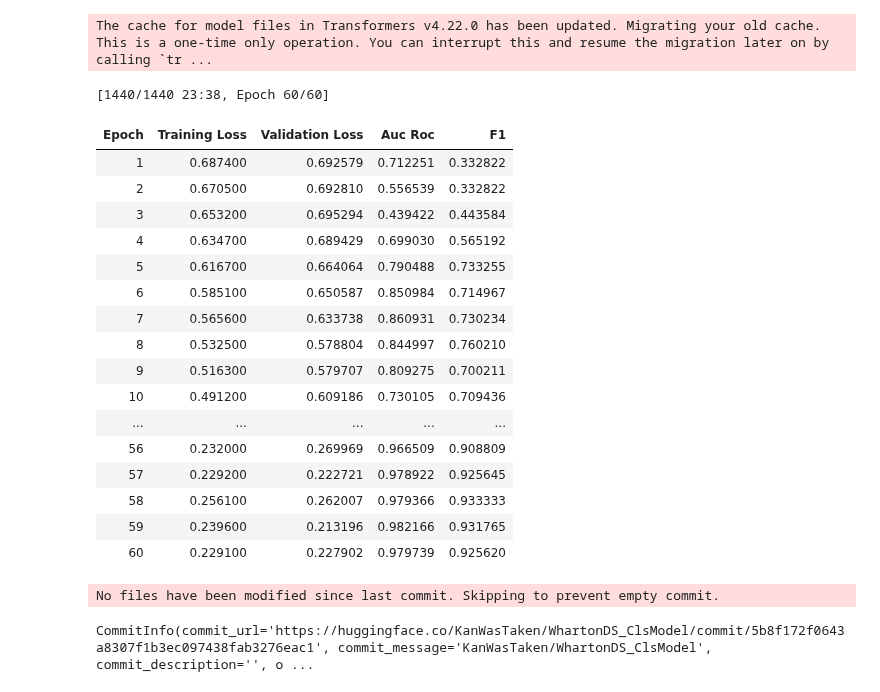
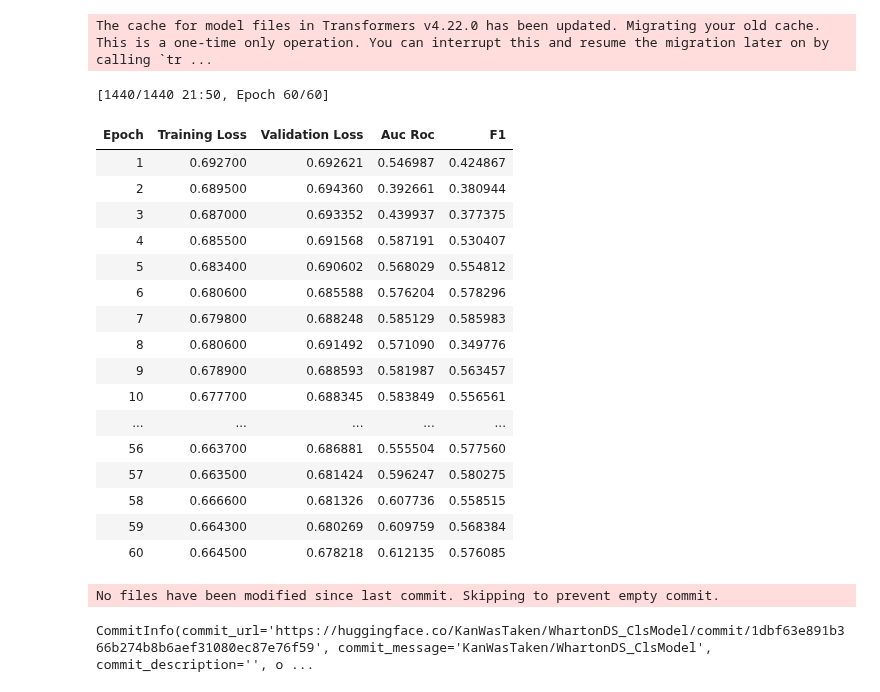
Before and after one commit to KangaOnGit/Wharton-Data-Science-Competition, a Jupyter notebook: Test1.ipynb, the cells around one changed output. Saved outputs shown, nothing was run; the diff lists cells and outputs as text; code cells hidden in the pictures.

Commit message:
Kaggle Notebook | Classification Model (Wharton) | Version 21

```diff
--- a/Test1.ipynb
+++ b/Test1.ipynb
@@ -143,7 +143,7 @@ def preprocess_data_diff(data):
     """
 
     epsilon = 1e-8
-    T = 5 # Temperature
+    T = 10 # Temperature
 
     processed_data = []
 
@@ -613,7 +613,7 @@ def compute_metrics(eval_pred):
     auc_roc = roc_auc_score(labels, probs) if len(set(labels)) > 1 else 0.0  # Prevent single-class error
     f1 = f1_score(labels, preds, average="macro")
 
-    return {"auc_roc": auc_roc, "f1": f1}
+    return {"auc_roc": float(auc_roc), "f1": f1}
 # %%
 from transformers import Trainer, TrainingArguments
 from transformers import get_scheduler
@@ -640,51 +640,51 @@ training_args = TrainingArguments(
     report_to="none",
     push_to_hub=True,
     optim = 'adamw_torch',
     lr_scheduler_type="cosine",
     hub_model_id="KanWasTaken/WhartonDS_ClsModel",
-    load_best_model_at_end=True,
     metric_for_best_model="auc_roc",
     greater_is_better= True,
-    save_total_limit = 1
+    save_total_limit = 1,
+    load_best_model_at_end=True,
 )
 
 # Initialize Model
 model = FeatureGroupingModel(FeatureGroupingConfig())
 
 trainer = Trainer(
     model=model.to(device),
     args=training_args,
     train_dataset=train_set,
     eval_dataset=val_set,
     compute_metrics=compute_metrics
 )
 
 # Train the Model
 trainer.train()
 
 # Save Model
 trainer.save_model("./WhartonDS_ClsModel")
 
 # Save Model to Hugging Face Hub
 trainer.push_to_hub("KanWasTaken/WhartonDS_ClsModel")
 # %% [output]
-[1440/1440 23:38, Epoch 60/60]
+[1440/1440 21:50, Epoch 60/60]
 | Epoch | Training Loss | Validation Loss | Auc Roc | F1 |
-| 1 | 0.687400 | 0.692579 | 0.712251 | 0.332822 |
-| 2 | 0.670500 | 0.692810 | 0.556539 | 0.332822 |
-| 3 | 0.653200 | 0.695294 | 0.439422 | 0.443584 |
-| 4 | 0.634700 | 0.689429 | 0.699030 | 0.565192 |
-| 5 | 0.616700 | 0.664064 | 0.790488 | 0.733255 |
-| 6 | 0.585100 | 0.650587 | 0.850984 | 0.714967 |
-| 7 | 0.565600 | 0.633738 | 0.860931 | 0.730234 |
-| 8 | 0.532500 | 0.578804 | 0.844997 | 0.760210 |
-| 9 | 0.516300 | 0.579707 | 0.809275 | 0.700211 |
-| 10 | 0.491200 | 0.609186 | 0.730105 | 0.709436 |
+| 1 | 0.692700 | 0.692621 | 0.546987 | 0.424867 |
+| 2 | 0.689500 | 0.694360 | 0.392661 | 0.380944 |
+| 3 | 0.687000 | 0.693352 | 0.439937 | 0.377375 |
+| 4 | 0.685500 | 0.691568 | 0.587191 | 0.530407 |
+| 5 | 0.683400 | 0.690602 | 0.568029 | 0.554812 |
+| 6 | 0.680600 | 0.685588 | 0.576204 | 0.578296 |
+| 7 | 0.679800 | 0.688248 | 0.585129 | 0.585983 |
+| 8 | 0.680600 | 0.691492 | 0.571090 | 0.349776 |
+| 9 | 0.678900 | 0.688593 | 0.581987 | 0.563457 |
+| 10 | 0.677700 | 0.688345 | 0.583849 | 0.556561 |
 | ... | ... | ... | ... | ... |
-| 56 | 0.232000 | 0.269969 | 0.966509 | 0.908809 |
-| 57 | 0.229200 | 0.222721 | 0.978922 | 0.925645 |
-| 58 | 0.256100 | 0.262007 | 0.979366 | 0.933333 |
-| 59 | 0.239600 | 0.213196 | 0.982166 | 0.931765 |
-| 60 | 0.229100 | 0.227902 | 0.979739 | 0.925620 |
+| 56 | 0.663700 | 0.686881 | 0.555504 | 0.577560 |
+| 57 | 0.663500 | 0.681424 | 0.596247 | 0.580275 |
+| 58 | 0.666600 | 0.681326 | 0.607736 | 0.558515 |
+| 59 | 0.664300 | 0.680269 | 0.609759 | 0.568384 |
+| 60 | 0.664500 | 0.678218 | 0.612135 | 0.576085 |
 No files have been modified since last commit. Skipping to prevent empty commit.
-CommitInfo(commit_url='https://huggingface.co/KanWasTaken/WhartonDS_ClsModel/commit/5b8f172f0643a8307f1b3ec097438fab3276eac1', commit_message='KanWasTaken/WhartonDS_ClsModel', commit_description='', o ...
+CommitInfo(commit_url='https://huggingface.co/KanWasTaken/WhartonDS_ClsModel/commit/1dbf63e891b366b274b8b6aef31080ec87e76f59', commit_message='KanWasTaken/WhartonDS_ClsModel', commit_description='', o ...
```
Also changed, not shown: parts of 3 cells of this notebook.
